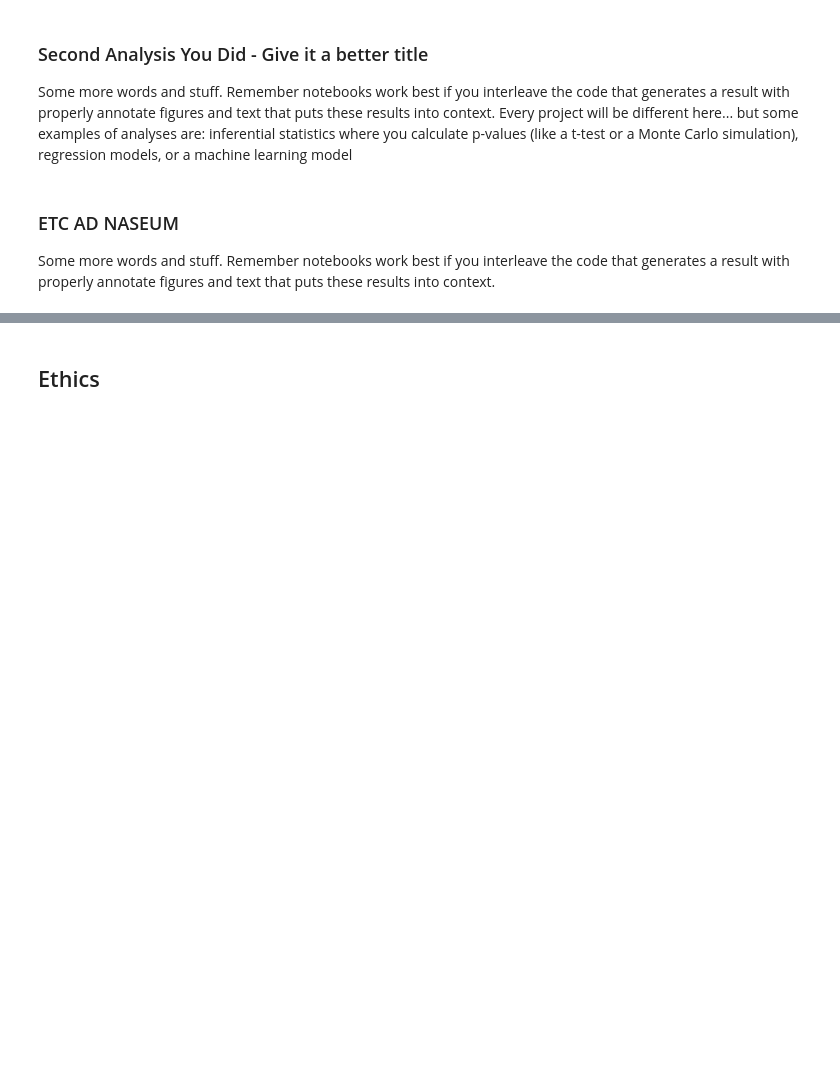
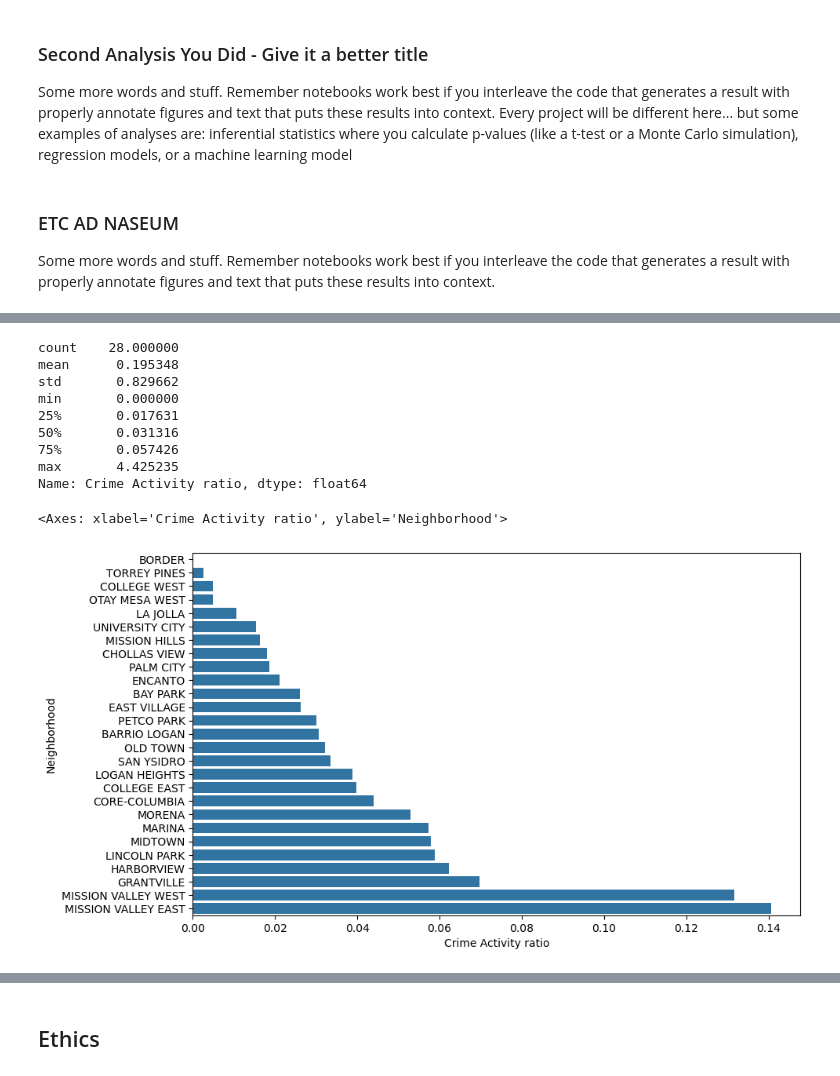
Before and after one commit to COGS108/Group022_WI26, a Jupyter notebook: 03-FinalProject.ipynb, the cells around one changed output, grey strips where cells are left out. Cells and saved outputs as stored; diff of their text form; code cells hidden in the pictures; blank space fills up the shorter version.

```diff
--- a/03-FinalProject.ipynb
+++ b/03-FinalProject.ipynb
@@ -470,0 +497,21 @@ Some more words and stuff.  Remember notebooks work best if you interleave the c
+# %%
+station_baseline = final_df.groupby(['Station', 'Year', 'Season', 'Neighborhood'])[['Ridership', 'Total Crime']].mean().reset_index()
+nbr_eda = station_baseline.groupby('Neighborhood')[['Ridership', 'Total Crime']].mean().reset_index()
+nbr_eda['Crime Activity ratio'] = nbr_eda['Total Crime'] / nbr_eda['Ridership']
+
+print(nbr_eda['Crime Activity ratio'].describe())
+nbr_eda_no_outlier = nbr_eda[nbr_eda['Crime Activity ratio'] < 1.0]
+plt.figure(figsize=(10,6))
+sns.barplot(nbr_eda_no_outlier, y='Neighborhood', x='Crime Activity ratio', order=nbr_eda_no_outlier.sort_values('Crime Activity ratio')['Neighborhood'].values)
+# %% [output]
+count    28.000000
+mean      0.195348
+std       0.829662
+min       0.000000
+25%       0.017631
+50%       0.031316
+75%       0.057426
+max       4.425235
+Name: Crime Activity ratio, dtype: float64
+<Axes: xlabel='Crime Activity ratio', ylabel='Neighborhood'>
+[figure, added]
```
Also changed, not shown: parts of 13 cells of this notebook.
